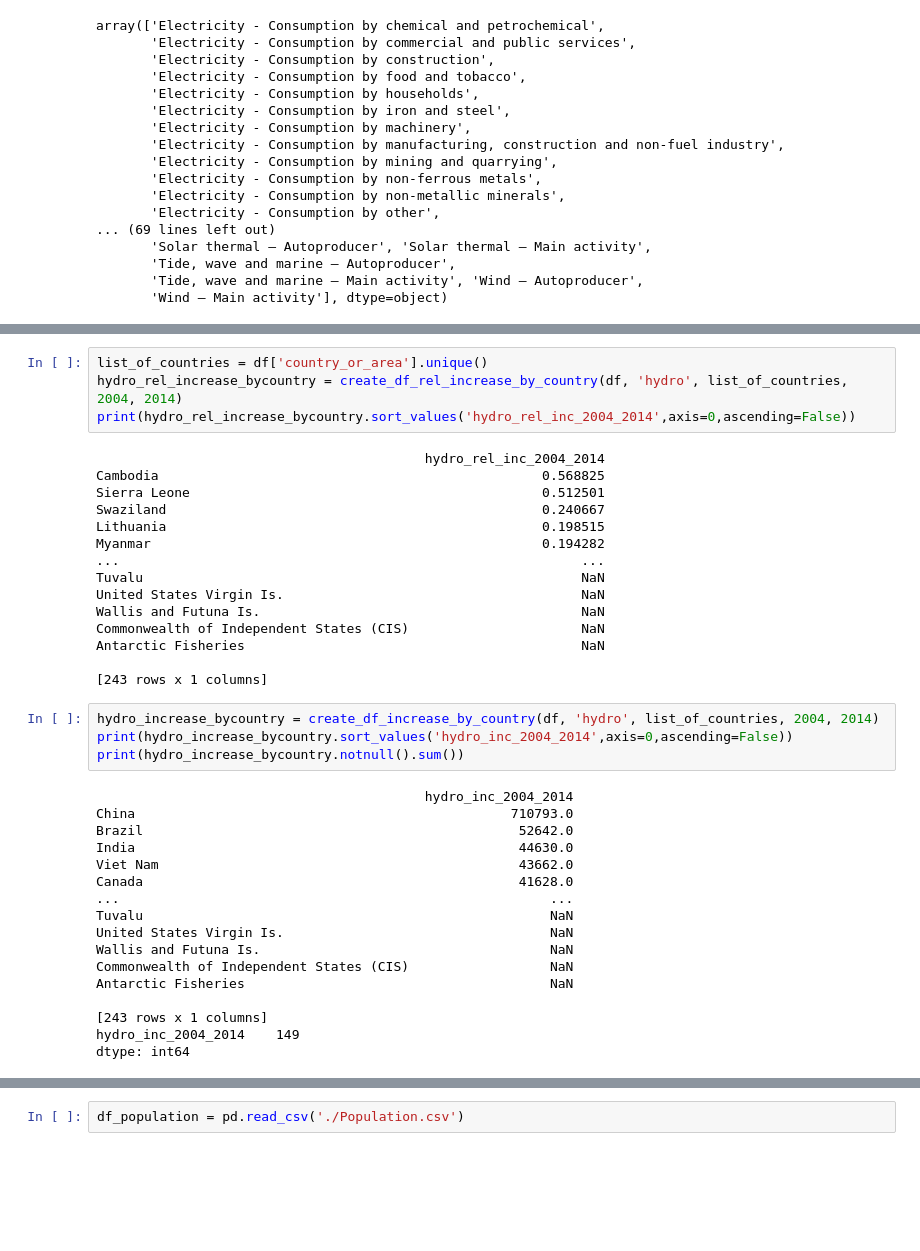
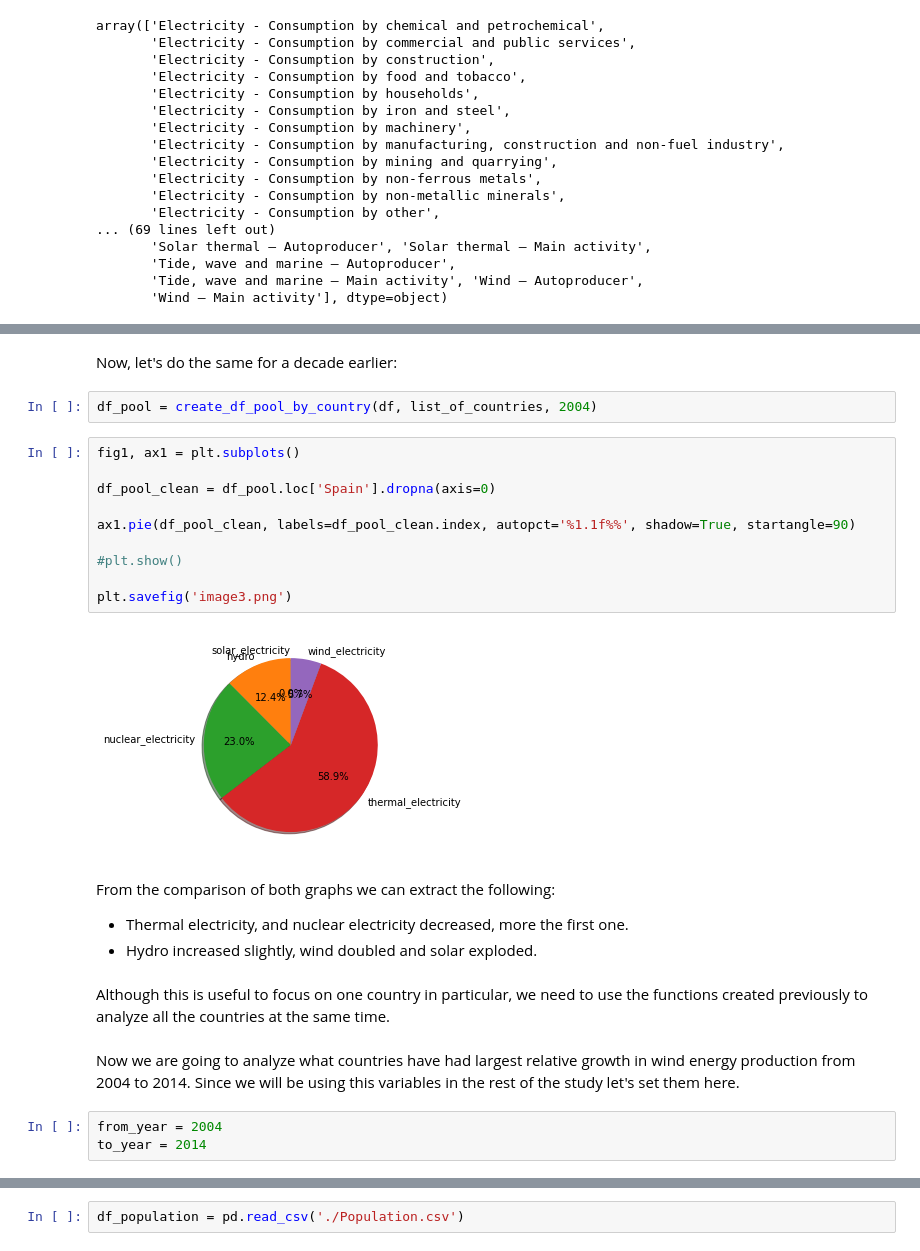
Before and after one commit to dcalvomayo/energytrends, a Jupyter notebook: Energy Trends.ipynb, the cells around one changed output, grey strips where cells are left out. Drawn from its saved outputs; the diff is of its cells as text; blank space fills up the shorter version.

```diff
--- a/Energy Trends.ipynb
+++ b/Energy Trends.ipynb
@@ -412,41 +436,28 @@ solar_rel_increase_bycountry
-# %%
-list_of_countries = df['country_or_area'].unique()
-hydro_rel_increase_bycountry = create_df_rel_increase_by_country(df, 'hydro', list_of_countries, 2004, 2014)
-print(hydro_rel_increase_bycountry.sort_values('hydro_rel_inc_2004_2014',axis=0,ascending=False))
-# %% [output]
-                                          hydro_rel_inc_2004_2014
-Cambodia                                                 0.568825
-Sierra Leone                                             0.512501
-Swaziland                                                0.240667
-Lithuania                                                0.198515
-Myanmar                                                  0.194282
-...                                                           ...
-Tuvalu                                                        NaN
-United States Virgin Is.                                      NaN
-Wallis and Futuna Is.                                         NaN
-Commonwealth of Independent States (CIS)                      NaN
-Antarctic Fisheries                                           NaN
-
-[243 rows x 1 columns]
-# %%
-hydro_increase_bycountry = create_df_increase_by_country(df, 'hydro', list_of_countries, 2004, 2014)
-print(hydro_increase_bycountry.sort_values('hydro_inc_2004_2014',axis=0,ascending=False))
-print(hydro_increase_bycountry.notnull().sum())
-# %% [output]
-                                          hydro_inc_2004_2014
-China                                                710793.0
-Brazil                                                52642.0
-India                                                 44630.0
-Viet Nam                                              43662.0
-Canada                                                41628.0
-...                                                       ...
-Tuvalu                                                    NaN
-United States Virgin Is.                                  NaN
-Wallis and Futuna Is.                                     NaN
-Commonwealth of Independent States (CIS)                  NaN
-Antarctic Fisheries                                       NaN
-
-[243 rows x 1 columns]
-hydro_inc_2004_2014    149
-dtype: int64
+# %% [markdown]
+Now, let's do the same for a decade earlier:
+# %%
+df_pool = create_df_pool_by_country(df, list_of_countries, 2004)
+# %%
+fig1, ax1 = plt.subplots()
+
+df_pool_clean = df_pool.loc['Spain'].dropna(axis=0)
+
+ax1.pie(df_pool_clean, labels=df_pool_clean.index, autopct='%1.1f%%', shadow=True, startangle=90)
+
+#plt.show()
+
+plt.savefig('image3.png')
+# %% [output]
+[figure, added]
+# %% [markdown]
+From the comparison of both graphs we can extract the following:
+- Thermal electricity, and nuclear electricity decreased, more the first one.
+- Hydro increased slightly, wind doubled and solar exploded.
+# %% [markdown]
+Although this is useful to focus on one country in particular, we need to use the functions created previously to analyze all the countries at the same time.
+# %% [markdown]
+Now we are going to analyze what countries have had largest relative growth in wind energy production from 2004 to 2014. Since we will be using this variables in the rest of the study let's set them here.
+# %%
+from_year = 2004
+to_year = 2014
 # %%
```
Also changed, not shown: parts of 135 cells of this notebook.
